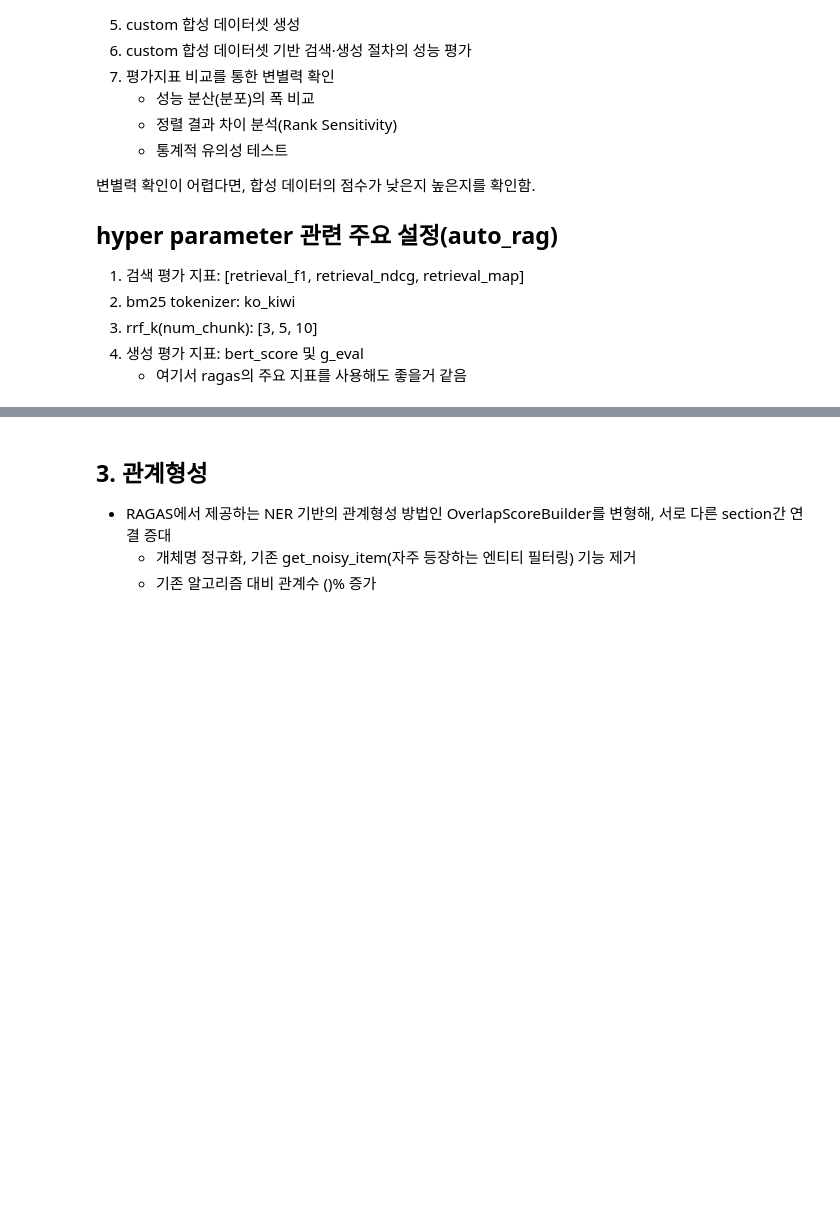
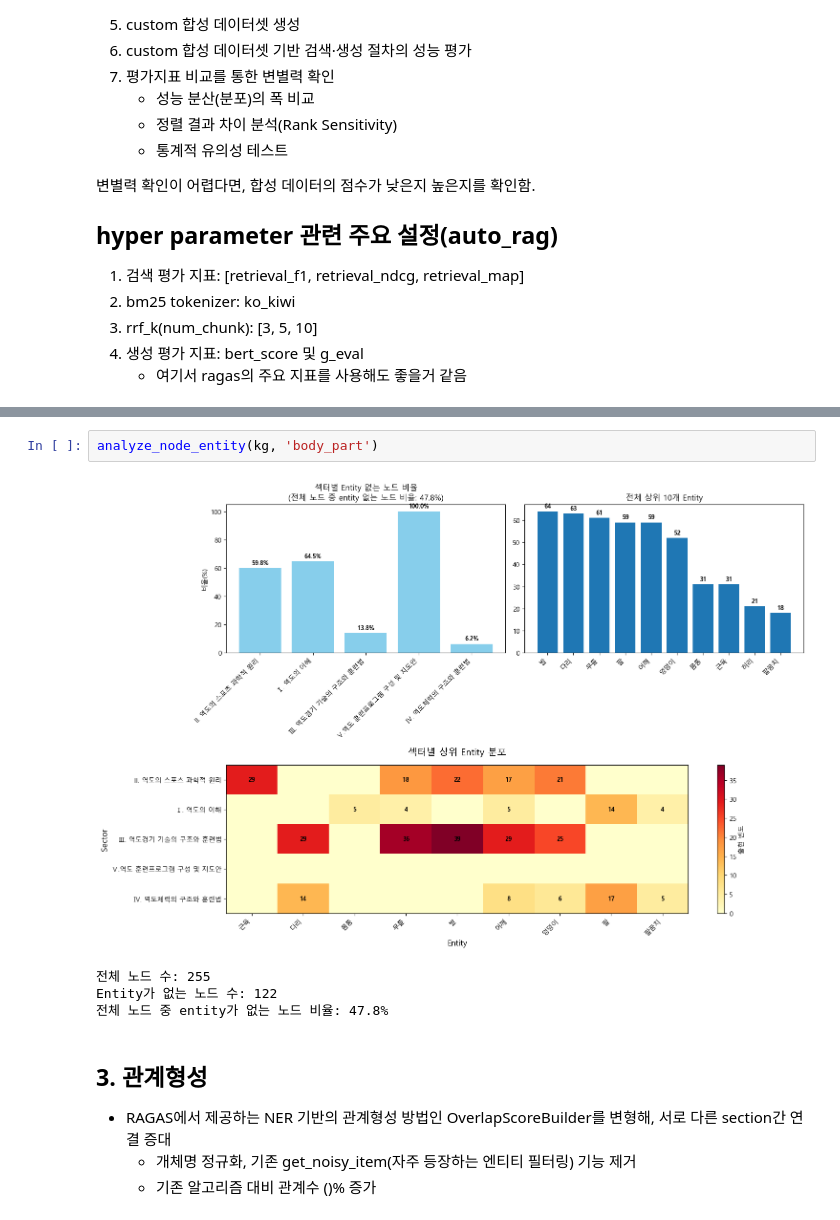
Before and after one commit to yswSlamDunk/SportAgent, a Jupyter notebook: jupyter/3002. RAGAS Customization.ipynb, the cells around one changed output, grey strips where cells are left out. Saved outputs shown, nothing was run; the diff lists cells and outputs as text; blank space fills up the shorter version.

```diff
--- a/jupyter/3002. RAGAS Customization.ipynb
+++ b/jupyter/3002. RAGAS Customization.ipynb
@@ -335,3 +431,10 @@ kg.nodes[80].properties['exercise_entities']
+# %%
+analyze_node_entity(kg, 'body_part')
+# %% [output]
+[figure, added]
+전체 노드 수: 255
+Entity가 없는 노드 수: 122
+전체 노드 중 entity가 없는 노드 비율: 47.8%
 # %% [markdown]
 ## 3. 관계형성
 * RAGAS에서 제공하는 NER 기반의 관계형성 방법인 OverlapScoreBuilder를 변형해, 서로 다른 section간 연결 증대
```
Also changed, not shown: parts of 84 cells of this notebook, 2 other files.
